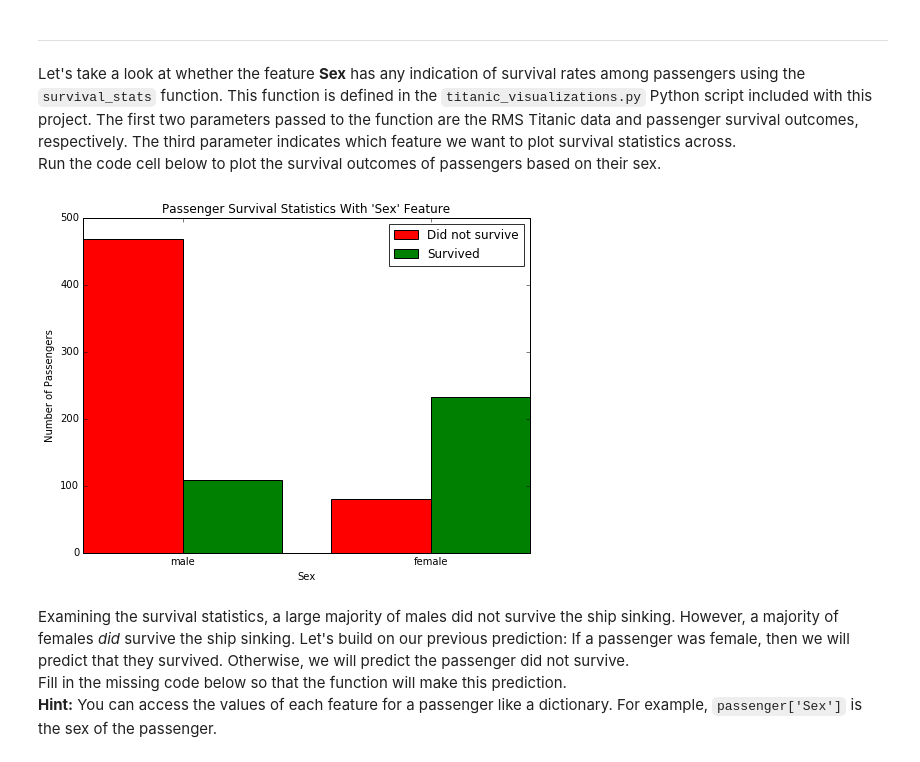
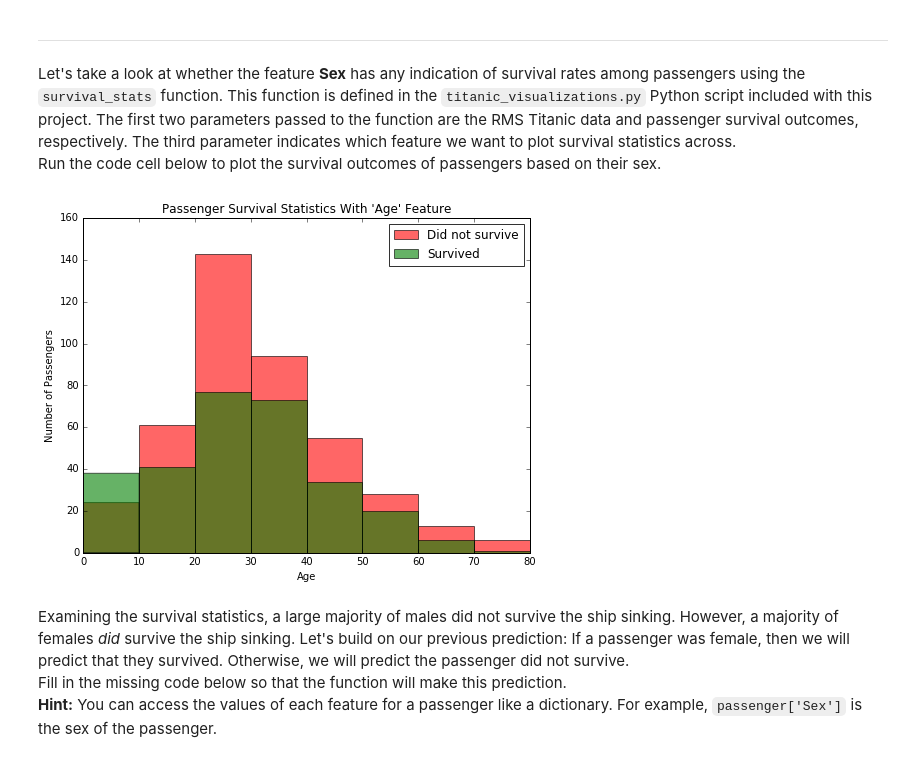
Before and after one commit to azizahmedkhan/machine_learning, a Jupyter notebook: titanic_survival_exploration/titanic_survival_exploration.ipynb, the cells around one changed output. Drawn from its saved outputs; the diff is of its cells as text; code cells hidden in the pictures.

```diff
--- a/titanic_survival_exploration/titanic_survival_exploration.ipynb
+++ b/titanic_survival_exploration/titanic_survival_exploration.ipynb
@@ -126,9 +125,9 @@ Number of predictions does not match number of outcomes!
 Let's take a look at whether the feature **Sex** has any indication of survival rates among passengers using the `survival_stats` function. This function is defined in the `titanic_visualizations.py` Python script included with this project. The first two parameters passed to the function are the RMS Titanic data and passenger survival outcomes, respectively. The third parameter indicates which feature we want to plot survival statistics across.
 Run the code cell below to plot the survival outcomes of passengers based on their sex.
 # %%
-vs.survival_stats(data, outcomes, 'Sex')
+vs.survival_stats(data, outcomes, 'Age')
 # %% [output]
-[figure, old version]
+[figure, new version]
 # %% [markdown]
 Examining the survival statistics, a large majority of males did not survive the ship sinking. However, a majority of females *did* survive the ship sinking. Let's build on our previous prediction: If a passenger was female, then we will predict that they survived. Otherwise, we will predict the passenger did not survive.
 Fill in the missing code below so that the function will make this prediction.
```
Also changed, not shown: parts of 8 cells of this notebook.
